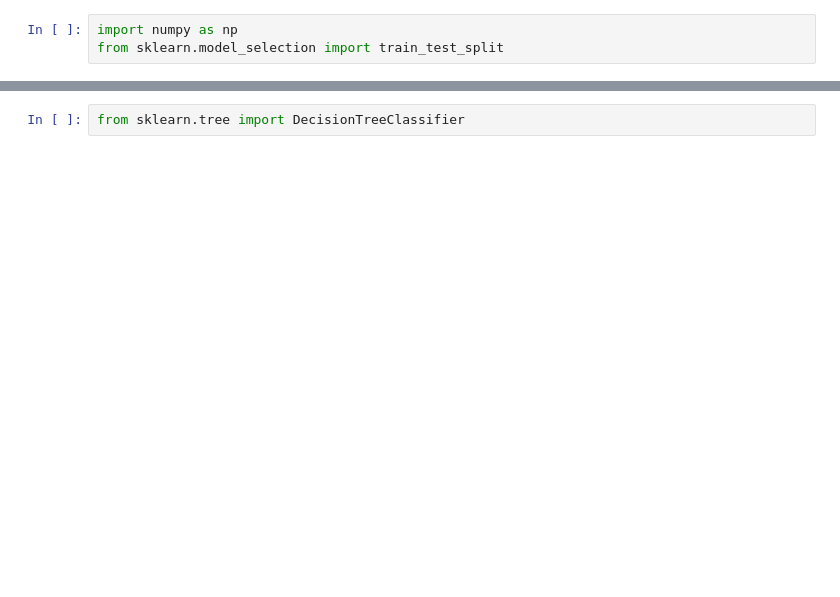
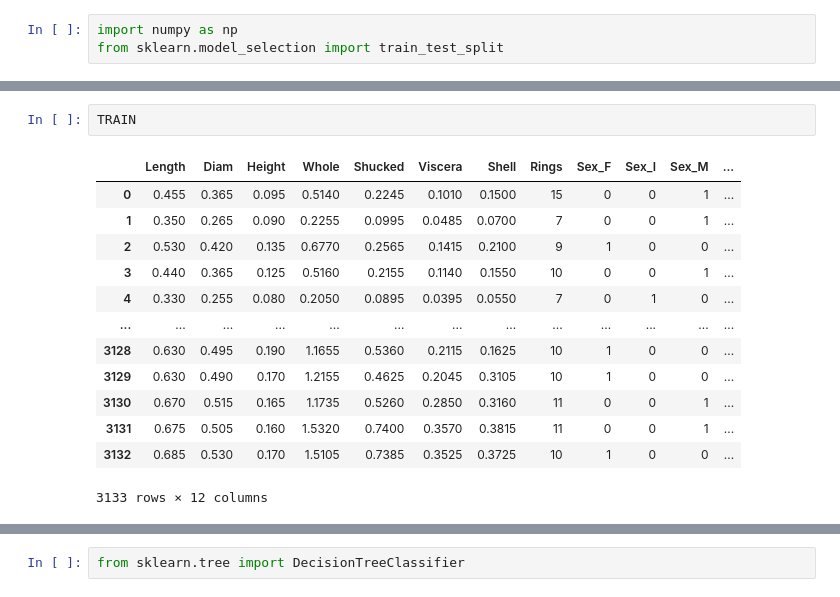
Before and after one commit to ikarosgn/data_viz, a Jupyter notebook: Classification.ipynb, the cells around one changed output, grey strips where cells are left out. Saved outputs shown, nothing was run; the diff lists cells and outputs as text; blank space fills up the shorter version.

```diff
--- a/Classification.ipynb
+++ b/Classification.ipynb
@@ -131,0 +119,16 @@ X_Train
+# %%
+TRAIN
+# %% [output]
+|  | Length | Diam | Height | Whole | Shucked | Viscera | Shell | Rings | Sex_F | Sex_I | Sex_M | ... |
+| 0 | 0.455 | 0.365 | 0.095 | 0.5140 | 0.2245 | 0.1010 | 0.1500 | 15 | 0 | 0 | 1 | ... |
+| 1 | 0.350 | 0.265 | 0.090 | 0.2255 | 0.0995 | 0.0485 | 0.0700 | 7 | 0 | 0 | 1 | ... |
+| 2 | 0.530 | 0.420 | 0.135 | 0.6770 | 0.2565 | 0.1415 | 0.2100 | 9 | 1 | 0 | 0 | ... |
+| 3 | 0.440 | 0.365 | 0.125 | 0.5160 | 0.2155 | 0.1140 | 0.1550 | 10 | 0 | 0 | 1 | ... |
+| 4 | 0.330 | 0.255 | 0.080 | 0.2050 | 0.0895 | 0.0395 | 0.0550 | 7 | 0 | 1 | 0 | ... |
+| ... | ... | ... | ... | ... | ... | ... | ... | ... | ... | ... | ... | ... |
+| 3128 | 0.630 | 0.495 | 0.190 | 1.1655 | 0.5360 | 0.2115 | 0.1625 | 10 | 1 | 0 | 0 | ... |
+| 3129 | 0.630 | 0.490 | 0.170 | 1.2155 | 0.4625 | 0.2045 | 0.3105 | 10 | 1 | 0 | 0 | ... |
+| 3130 | 0.670 | 0.515 | 0.165 | 1.1735 | 0.5260 | 0.2850 | 0.3160 | 11 | 0 | 0 | 1 | ... |
+| 3131 | 0.675 | 0.505 | 0.160 | 1.5320 | 0.7400 | 0.3570 | 0.3815 | 11 | 0 | 0 | 1 | ... |
+| 3132 | 0.685 | 0.530 | 0.170 | 1.5105 | 0.7385 | 0.3525 | 0.3725 | 10 | 1 | 0 | 0 | ... |
+3133 rows × 12 columns
```
Also changed, not shown: parts of 59 cells of this notebook.
